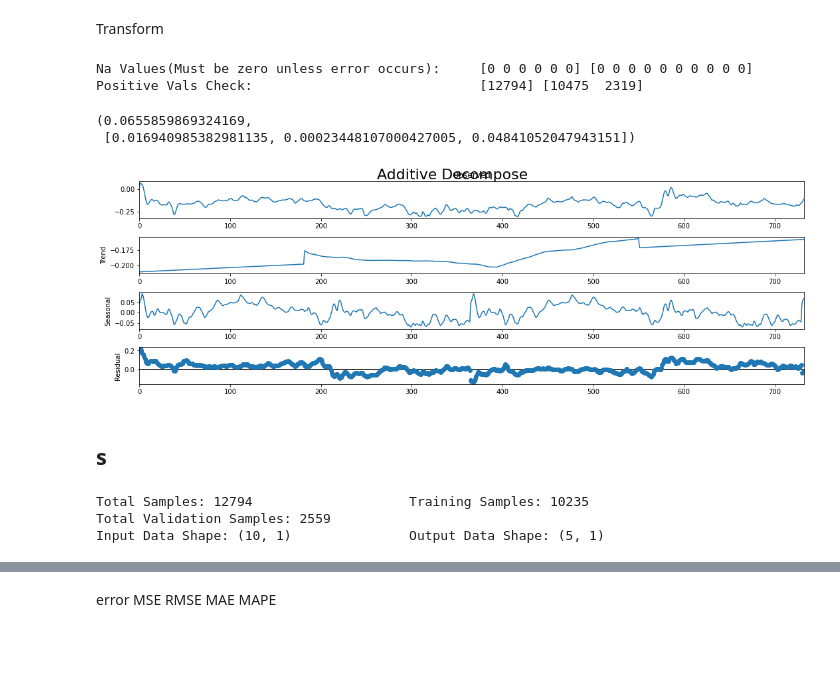
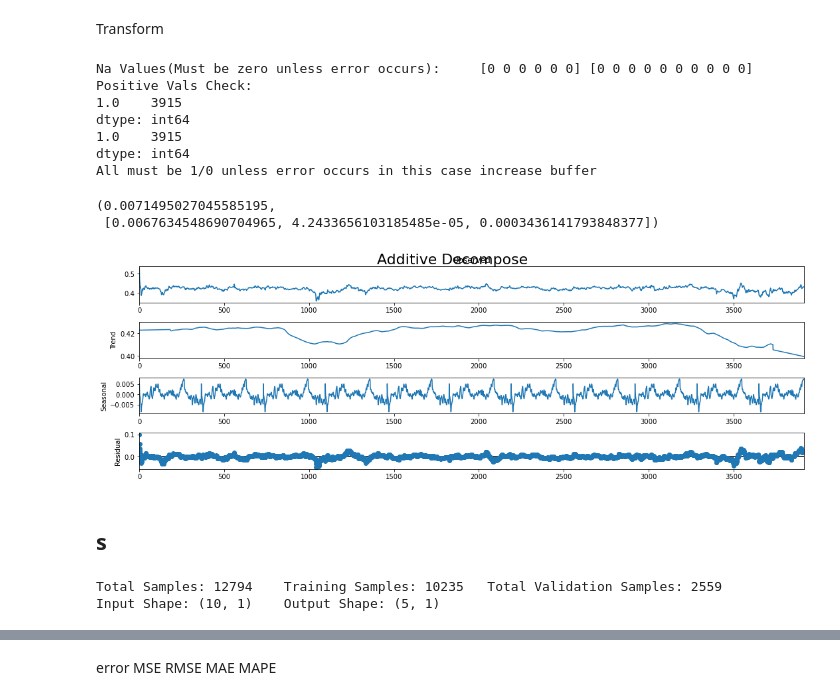
Before and after one commit to IsmailMarashi/2020-2021-Stock-Market-Forecasting-Using-Sentiment-Analysis, a Jupyter notebook: yFinance.ipynb, the cells around one changed output, grey strips where cells are left out. Drawn from its saved outputs; the diff is of its cells as text; code cells hidden in the pictures; blank space fills up the shorter version.

```diff
--- a/yFinance.ipynb
+++ b/yFinance.ipynb
@@ -469,9 +435,9 @@ result.to_csv("result")
 # %% [markdown]
 Define Which Stock to Use and Prediction Length
 # %%
-stock="MSFT"
-# MSFT=loadStockData(stock)
-data=load(stock) #Load From Disk. Requires loadStockData to be run at least once for it to store an archived version
+stock="BBBY"
+MSFT=loadStockData(stock)
+# data=load(stock) #Load From Disk. Requires loadStockData to be run at least once for it to store an archived version
 period=10 #lookback Period
 lookAhead=5 #How many days ahead to predict
-data.drop(columns=["Dividends","Stock Splits"],inplace=True)
+# data.drop(columns=["Dividends","Stock Splits"],inplace=True)
@@ -579,27 +558,36 @@ dataIn=dataIn.div(dataOut["WinMean"].values, axis=0)
 dataOut.iloc[:,:lookAhead]=dataOut.iloc[:,:lookAhead].div(dataOut["WinMean"].values, axis=0)
 # %%
 from sklearn.preprocessing import StandardScaler
-scaler = MinMaxScaler(feature_range=(0, 1))
-scaler.fit(np.array([[dataIn.min().min()*np.float64(1.05)], [dataIn.max().max()*np.float64(1.05)]]))
+scaler = MinMaxScaler()
+buffer=0.1
+scaler.fit(np.array([[(dataIn.min().min()-(dataIn.min().min()*np.float64(buffer)))], [dataIn.max().max()*np.float64(1.0+buffer)]]))
 # scaler = StandardScaler()
 # scaler.fit(dataIn.values[:,0:1])
-for d in range(period):dataIn.iloc[:,d]= scaler.transform(dataIn.iloc[:,d].values.reshape(-1,1)).reshape(-1)
+for d in range(period):dataIn.iloc[:,d]=scaler.transform(dataIn.iloc[:,d].values.reshape(-1,1)).reshape(-1)
 for d in range(lookAhead): dataOut.iloc[:,d]= scaler.transform(dataOut.iloc[:,d].values.reshape(-1,1)).reshape(-1)
 print("Na Values(Must be zero unless error occurs):\t",(dataOut.isna().sum()).values,(dataIn.isna().sum().values))
-print("Positive Vals Check:\t\t\t\t",np.sign(dataIn.min(axis=1)).value_counts().values, np.sign(dataOut.min(axis=1)).value_counts().values)
+print("Positive Vals Check:")
+print(np.sign(dataIn.min(axis=1)).value_counts())
+print(np.sign(dataOut.min(axis=1)).value_counts())
+print("All must be 1/0 unless error occurs in this case increase buffer")
 # %% [output]
 Na Values(Must be zero unless error occurs):     [0 0 0 0 0 0] [0 0 0 0 0 0 0 0 0 0]
-Positive Vals Check:                             [12794] [10475  2319]
+Positive Vals Check:
+1.0    3915
+dtype: int64
+1.0    3915
+dtype: int64
+All must be 1/0 unless error occurs in this case increase buffer
 # %%
 dataIn=(dataIn.to_numpy().reshape(dataIn.shape[0],dataIn.shape[1],-1))
 dataOut=(dataOut.to_numpy().reshape(dataOut.shape[0],dataOut.shape[1],-1))
 # %%
 from statsmodels.tsa.seasonal import seasonal_decompose
-result_add = seasonal_decompose(dataIn[:733,3], model='a', extrapolate_trend='freq', period=365)
+result_add = seasonal_decompose(dataIn[:,3], model='a', extrapolate_trend='freq', period=365)
 result_add.plot().suptitle('Additive Decompose', fontsize=22)
-r=[result_add.trend.std(),result_add.seasonal.mean(),result_add.resid.std()]
+r=[result_add.trend.std(),result_add.seasonal.mean(),result_add.resid.mean()]
 sum(r),r
 # %% [output]
-(0.0655859869324169,
- [0.016940985382981135, 0.00023448107000427005, 0.04841052047943151])
+(0.0071495027045585195,
+ [0.0067634548690704965, 4.2433656103185485e-05, 0.0003436141793848377])
-[figure, old version]
+[figure, new version]
@@ -633,24 +594,13 @@ sum(r),r
 # %% [markdown]
 ## s
 # %%
-# Shuffle but within period (1D vs 2D)
-# Try training Model From all Available stocks
 split=0.2
 trainx,vx,trainy,vy=train_test_split(dataIn,dataOut,test_size=split,shuffle=False)
 traink,vk=trainy[:,lookAhead:],vy[:,lookAhead:]
 trainy,vy=trainy[:,:lookAhead],vy[:,:lookAhead]
-# trainx,vtx,trainy,vty=train_test_split(dataIn,dataOut,test_size=split,shuffle=False)
-# vx,vy=vtx,vty
-# # vx,tx,vy,ty=train_test_split(vtx,vty,test_size=0.5,shuffle=False)
-# traink,vk,tk=trainy[:,lookAhead:],vy[:,lookAhead:],ty[:,lookAhead:]
-# trainy,vy,ty=trainy[:,:lookAhead],vy[:,:lookAhead],ty[:,:lookAhead]
-
-print("Total Samples:",len(dataIn),"\t\t\tTraining Samples:",len(trainx))
-# print("Total Validation Samples:",len(vy),"\t\tTest Samples:",len(ty))
-print("Total Validation Samples:",len(vy))
-print("Input Data Shape:",trainx.shape[1:],"\t\tOutput Data Shape:",trainy.shape[1:])
+print("Total Samples:",len(dataIn),"\tTraining Samples:",len(trainx),"  Total Validation Samples:",len(vy))
+print("Input Shape:",trainx.shape[1:],"\tOutput Shape:",trainy.shape[1:])
 # %% [output]
-Total Samples: 12794                    Training Samples: 10235
-Total Validation Samples: 2559
-Input Data Shape: (10, 1)               Output Data Shape: (5, 1)
+Total Samples: 12794    Training Samples: 10235   Total Validation Samples: 2559
+Input Shape: (10, 1)    Output Shape: (5, 1)
 # %%
```
Also changed, not shown: parts of 137 cells of this notebook, 1 other file.
